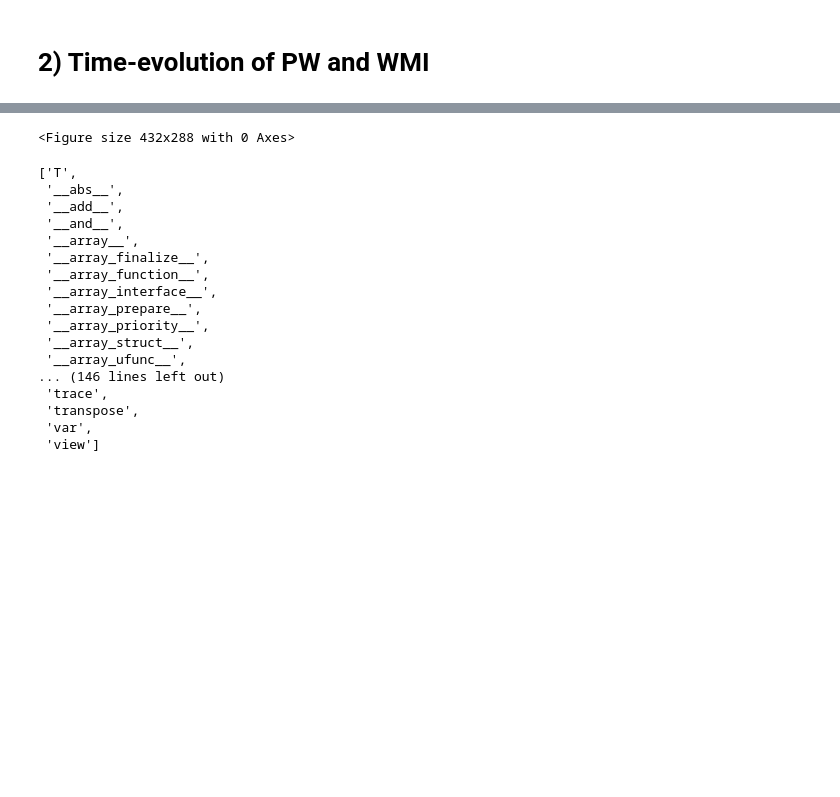
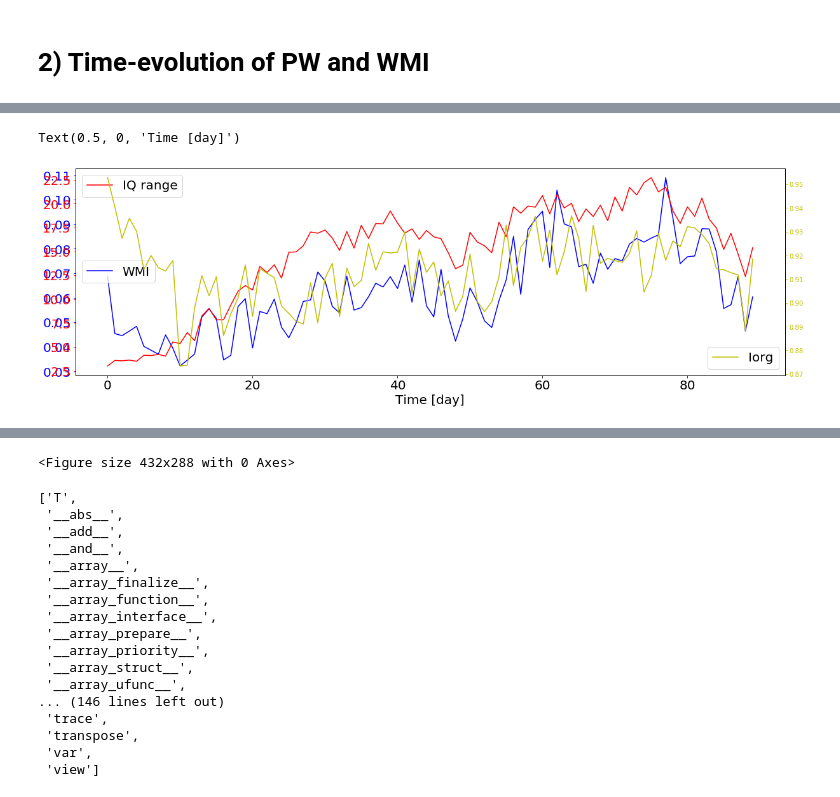
Before and after one commit to tbeucler/2019_WMI, a Jupyter notebook: dev/tbeucler/003_Potential_in_model.ipynb, the cells around one changed output, grey strips where cells are left out. Saved outputs shown, nothing was run; the diff lists cells and outputs as text; code cells hidden in the pictures; blank space fills up the shorter version.

```diff
--- a/dev/tbeucler/003_Potential_in_model.ipynb
+++ b/dev/tbeucler/003_Potential_in_model.ipynb
@@ -136,4 +171,4 @@ for tick in ax.xaxis.get_major_ticks():
 # %%
-dx = PW300.x[1]-PW300.x[0]
+dx = (PW300.x[1]-PW300.x[0]).values
 print(dx)
 # %% [output]
@@ -149,0 +204,35 @@ ValueError: applied function returned data with unexpected number of dimensions:
+# %%
+fz = 20
+
+f = plt.figure(figsize=(20,6))
+
+ax1 = plt.subplot(111)
+ax1.plot(WMI_LC[10:],color='b',label='WMI')
+ax1.yaxis.label.set_color('b')
+ax1.tick_params(axis='y',colors='b')
+for tick in ax1.yaxis.get_major_ticks():
+    tick.label.set_fontsize(fz)
+for tick in ax1.xaxis.get_major_ticks():
+    tick.label.set_fontsize(fz)
+plt.legend(fontsize=fz,loc='center left')
+
+ax2 = plt.twinx()
+ax2.plot(IQ[10:],color='r',label='IQ range')
+ax2.yaxis.label.set_color('r')
+ax2.tick_params(axis='y',colors='r')
+for tick in ax2.yaxis.get_major_ticks():
+    tick.label.set_fontsize(fz)
+plt.legend(fontsize=fz,loc='upper left')
+
+ax3 = plt.twinx()
+ax3.plot(Iorg[10:],color='y',label='Iorg')
+ax3.yaxis.label.set_color('y')
+ax3.tick_params(axis='y',colors='y')
+for tick in ax3.yaxis.get_major_ticks():
+    tick.label.set_fontsize(fz)
+plt.legend(fontsize=fz,loc='lower right')
+
+ax1.set_xlabel('Time [day]',fontsize=fz)
+# %% [output]
+Text(0.5, 0, 'Time [day]')
+[figure, added]
```
Also changed, not shown: parts of 26 cells of this notebook.
